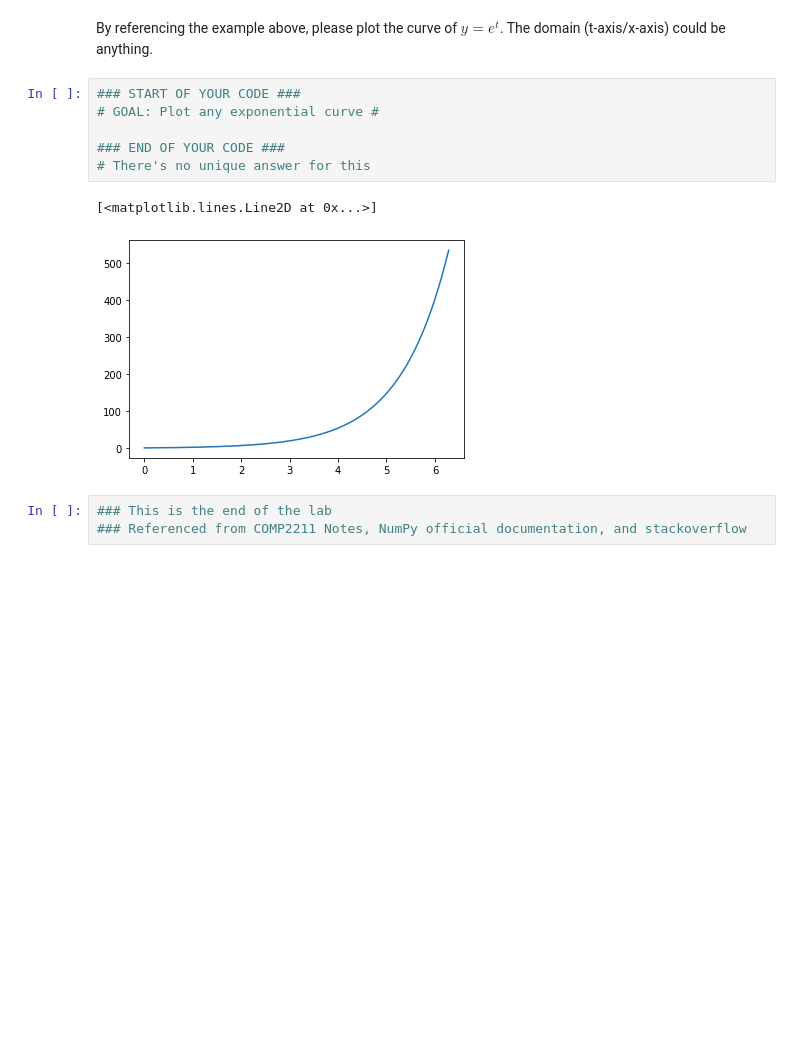
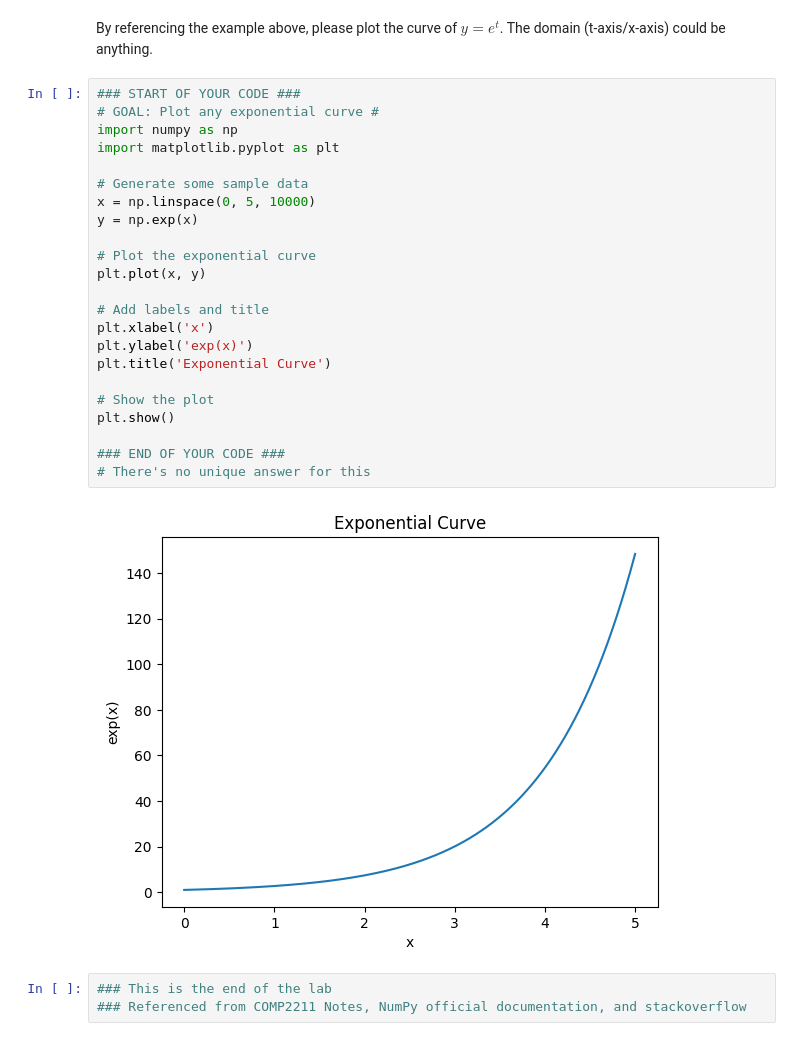
Before and after one commit to Haywardchan/Artificial_Intelligence, a Jupyter notebook: lab1_task.ipynb, the cells around one changed output. Cells and saved outputs as stored; diff of their text form; blank space fills up the shorter version.

```diff
--- a/lab1_task.ipynb
+++ b/lab1_task.ipynb
@@ -197,12 +197,28 @@ By referencing the example above, please plot the curve of $y=e^t$. The domain (
 # %%
 ### START OF YOUR CODE ###
 # GOAL: Plot any exponential curve #
+import numpy as np
+import matplotlib.pyplot as plt
+
+# Generate some sample data
+x = np.linspace(0, 5, 10000)
+y = np.exp(x)
+
+# Plot the exponential curve
+plt.plot(x, y)
+
+# Add labels and title
+plt.xlabel('x')
+plt.ylabel('exp(x)')
+plt.title('Exponential Curve')
+
+# Show the plot
+plt.show()
 
 ### END OF YOUR CODE ###
 # There's no unique answer for this
 # %% [output]
-[<matplotlib.lines.Line2D at 0x...>]
-[figure, old version]
+[figure, new version]
 # %%
 ### This is the end of the lab
 ### Referenced from COMP2211 Notes, NumPy official documentation, and stackoverflow
```
Also changed, not shown: 1 other file.
